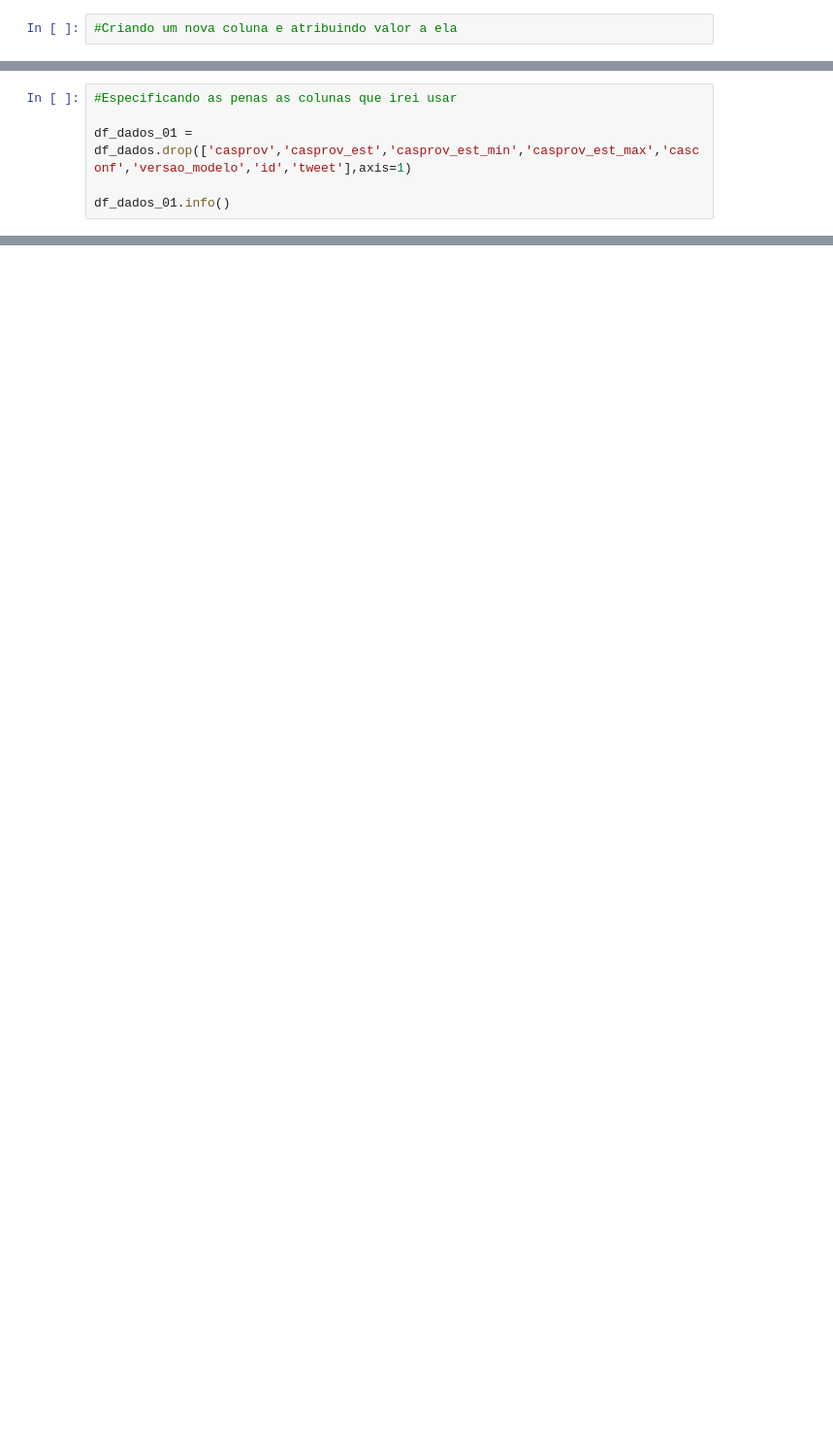
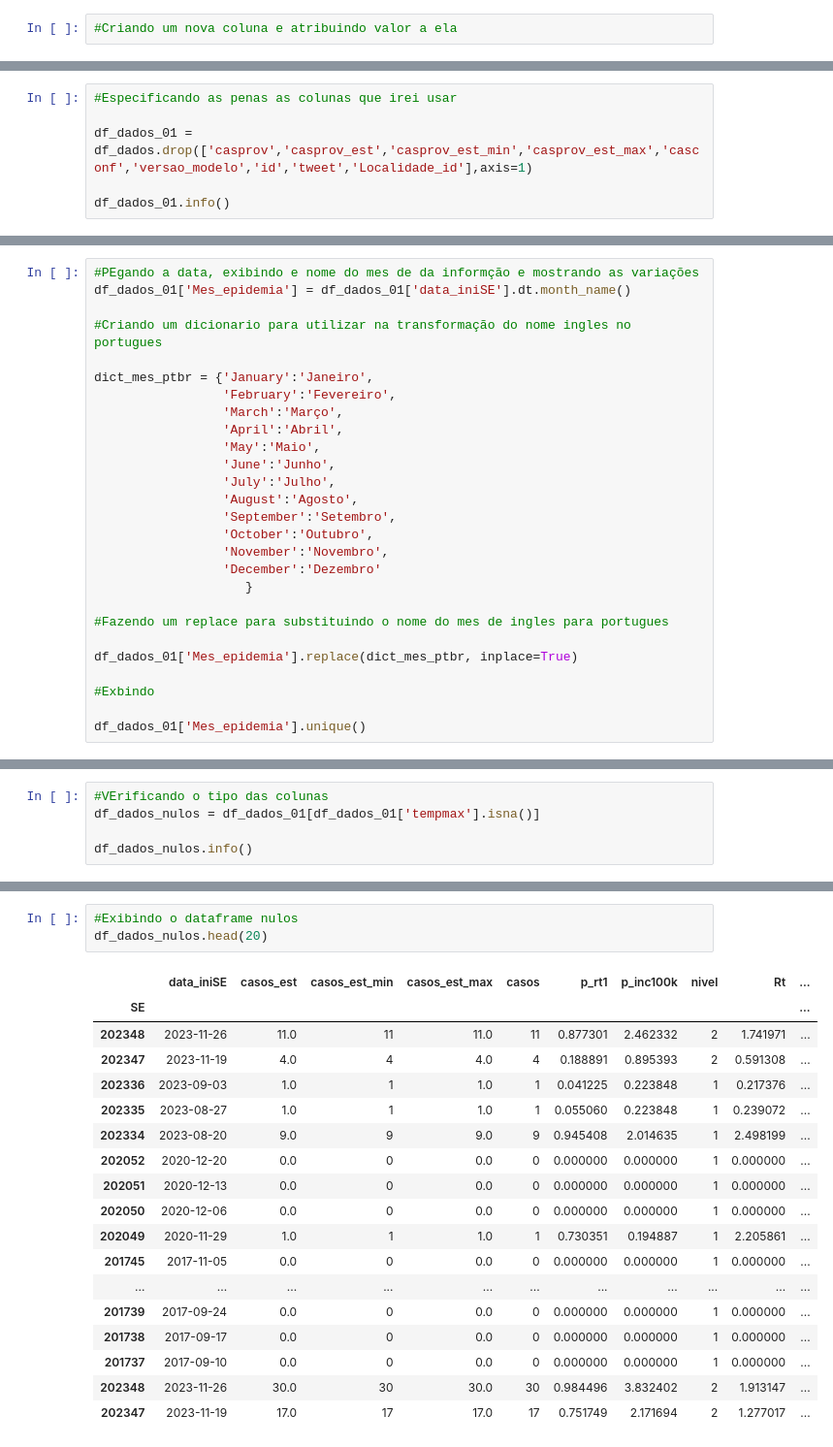
Before and after one commit to al00pes/dengue_riodejaneiro, a Jupyter notebook: dengue_dataset.ipynb, the cells around one changed output, grey strips where cells are left out. Shown: that part at 97% size. Drawn from its saved outputs; the diff is of its cells as text; blank space fills up the shorter version.

```diff
--- a/dengue_dataset.ipynb
+++ b/dengue_dataset.ipynb
@@ -425,6 +395,6 @@ memory usage: 60.9+ KB
 # %%
 #Especificando as penas as colunas que irei usar
 
-df_dados_01 = df_dados.drop(['casprov','casprov_est','casprov_est_min','casprov_est_max','casconf','versao_modelo','id','tweet'],axis=1)
+df_dados_01 = df_dados.drop(['casprov','casprov_est','casprov_est_min','casprov_est_max','casconf','versao_modelo','id','tweet','Localidade_id'],axis=1)
 
 df_dados_01.info()
@@ -464,0 +409,27 @@ array([ 0.,  1.,  3.,  2.,  6.,  5.,  8.,  4.,  7., 22., 23., 10., 14.,
+# %%
+#PEgando a data, exibindo e nome do mes de da informção e mostrando as variações
+df_dados_01['Mes_epidemia'] = df_dados_01['data_iniSE'].dt.month_name()
+
+#Criando um dicionario para utilizar na transformação do nome ingles no portugues
+
+dict_mes_ptbr = {'January':'Janeiro',
+                 'February':'Fevereiro',
+                 'March':'Março',
+                 'April':'Abril',
+                 'May':'Maio',
+                 'June':'Junho',
+                 'July':'Julho',
+                 'August':'Agosto',
+                 'September':'Setembro',
+                 'October':'Outubro',
+                 'November':'Novembro',
+                 'December':'Dezembro'
+                    }
+
+#Fazendo um replace para substituindo o nome do mes de ingles para portugues
+
+df_dados_01['Mes_epidemia'].replace(dict_mes_ptbr, inplace=True)
+
+#Exbindo
+
+df_dados_01['Mes_epidemia'].unique()
@@ -464,0 +462,5 @@ array([ 0.,  1.,  3.,  2.,  6.,  5.,  8.,  4.,  7., 22., 23., 10., 14.,
+# %%
+#VErificando o tipo das colunas
+df_dados_nulos = df_dados_01[df_dados_01['tempmax'].isna()]
+
+df_dados_nulos.info()
@@ -464,0 +485,22 @@ array([ 0.,  1.,  3.,  2.,  6.,  5.,  8.,  4.,  7., 22., 23., 10., 14.,
+# %%
+#Exibindo o dataframe nulos
+df_dados_nulos.head(20)
+# %% [output]
+|  | data_iniSE | casos_est | casos_est_min | casos_est_max | casos | p_rt1 | p_inc100k | nivel | Rt | ... |
+| SE |  |  |  |  |  |  |  |  |  | ... |
+| 202348 | 2023-11-26 | 11.0 | 11 | 11.0 | 11 | 0.877301 | 2.462332 | 2 | 1.741971 | ... |
+| 202347 | 2023-11-19 | 4.0 | 4 | 4.0 | 4 | 0.188891 | 0.895393 | 2 | 0.591308 | ... |
+| 202336 | 2023-09-03 | 1.0 | 1 | 1.0 | 1 | 0.041225 | 0.223848 | 1 | 0.217376 | ... |
+| 202335 | 2023-08-27 | 1.0 | 1 | 1.0 | 1 | 0.055060 | 0.223848 | 1 | 0.239072 | ... |
+| 202334 | 2023-08-20 | 9.0 | 9 | 9.0 | 9 | 0.945408 | 2.014635 | 1 | 2.498199 | ... |
+| 202052 | 2020-12-20 | 0.0 | 0 | 0.0 | 0 | 0.000000 | 0.000000 | 1 | 0.000000 | ... |
+| 202051 | 2020-12-13 | 0.0 | 0 | 0.0 | 0 | 0.000000 | 0.000000 | 1 | 0.000000 | ... |
+| 202050 | 2020-12-06 | 0.0 | 0 | 0.0 | 0 | 0.000000 | 0.000000 | 1 | 0.000000 | ... |
+| 202049 | 2020-11-29 | 1.0 | 1 | 1.0 | 1 | 0.730351 | 0.194887 | 1 | 2.205861 | ... |
+| 201745 | 2017-11-05 | 0.0 | 0 | 0.0 | 0 | 0.000000 | 0.000000 | 1 | 0.000000 | ... |
+| ... | ... | ... | ... | ... | ... | ... | ... | ... | ... | ... |
+| 201739 | 2017-09-24 | 0.0 | 0 | 0.0 | 0 | 0.000000 | 0.000000 | 1 | 0.000000 | ... |
+| 201738 | 2017-09-17 | 0.0 | 0 | 0.0 | 0 | 0.000000 | 0.000000 | 1 | 0.000000 | ... |
+| 201737 | 2017-09-10 | 0.0 | 0 | 0.0 | 0 | 0.000000 | 0.000000 | 1 | 0.000000 | ... |
+| 202348 | 2023-11-26 | 30.0 | 30 | 30.0 | 30 | 0.984496 | 3.832402 | 2 | 1.913147 | ... |
+| 202347 | 2023-11-19 | 17.0 | 17 | 17.0 | 17 | 0.751749 | 2.171694 | 2 | 1.277017 | ... |
```
Also changed, not shown: parts of 38 cells of this notebook.
